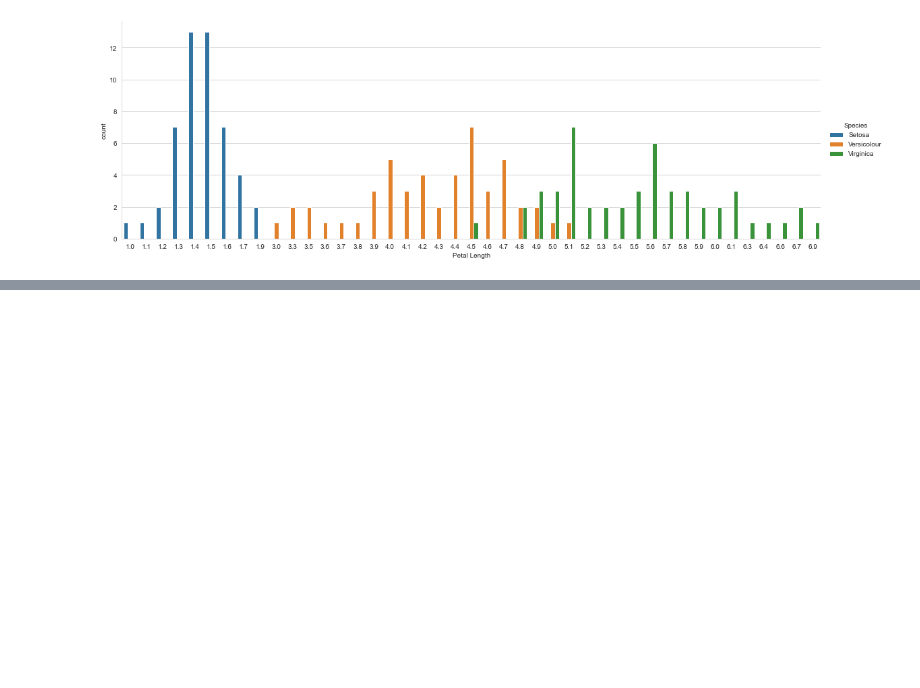
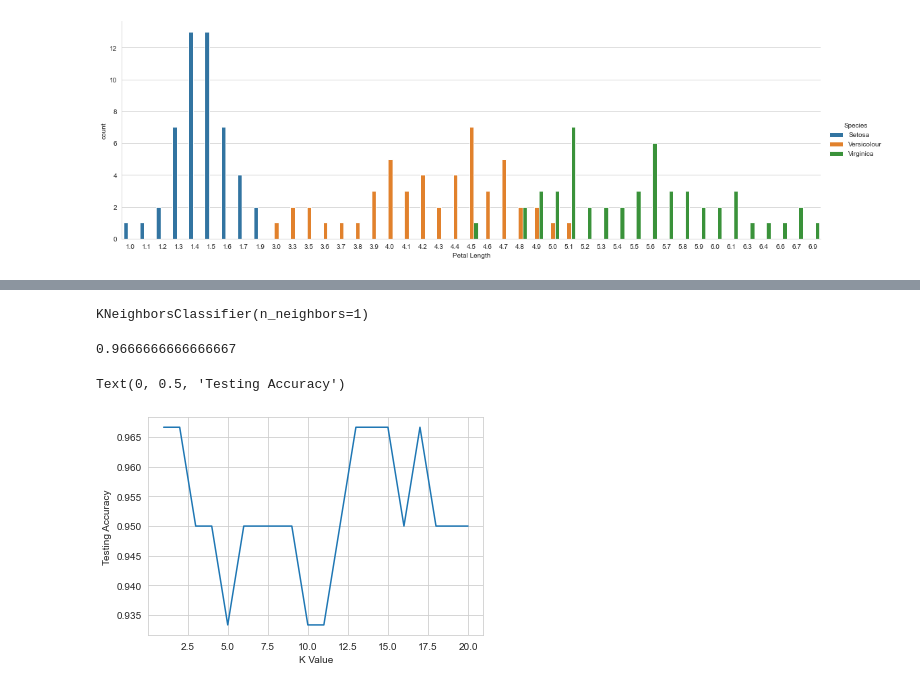
Before and after one commit to locspoc/data_analysis_and_visualisation, a Jupyter notebook: multi-class-classification/Multi Class Classification - Logistic Regression Example Project.ipynb, the cells around one changed output, grey strips where cells are left out. Cells and saved outputs as stored; diff of their text form; code cells hidden in the pictures; blank space fills up the shorter version.

Commit message:
81. Multi Class Classification Part 2 - k Nearest Neighbor complete

```diff
--- a/multi-class-classification/Multi Class Classification - Logistic Regression Example Project.ipynb
+++ b/multi-class-classification/Multi Class Classification - Logistic Regression Example Project.ipynb
@@ -139,0 +191,29 @@ sns.factorplot('Petal Length',data=iris,hue='Species',kind='count',aspect=3)
+# %%
+knn.fit(X_train,Y_train)
+# %% [output]
+KNeighborsClassifier(n_neighbors=1)
+# %%
+Y_pred = knn.predict(X_test)
+# %%
+print(metrics.accuracy_score(Y_test,Y_pred))
+# %% [output]
+0.9666666666666667
+# %%
+k_range = range(1,21)
+
+accuracy = []
+# %%
+for k in k_range:
+
+    knn = KNeighborsClassifier(n_neighbors=k)
+    knn.fit(X_train,Y_train)
+    Y_pred = knn.predict(X_test)
+
+    accuracy.append(metrics.accuracy_score(Y_test,Y_pred))
+# %%
+plt.plot(k_range,accuracy)
+plt.xlabel('K Value')
+plt.ylabel('Testing Accuracy')
+# %% [output]
+Text(0, 0.5, 'Testing Accuracy')
+[figure, added]
```
Also changed, not shown: parts of 19 cells of this notebook.
